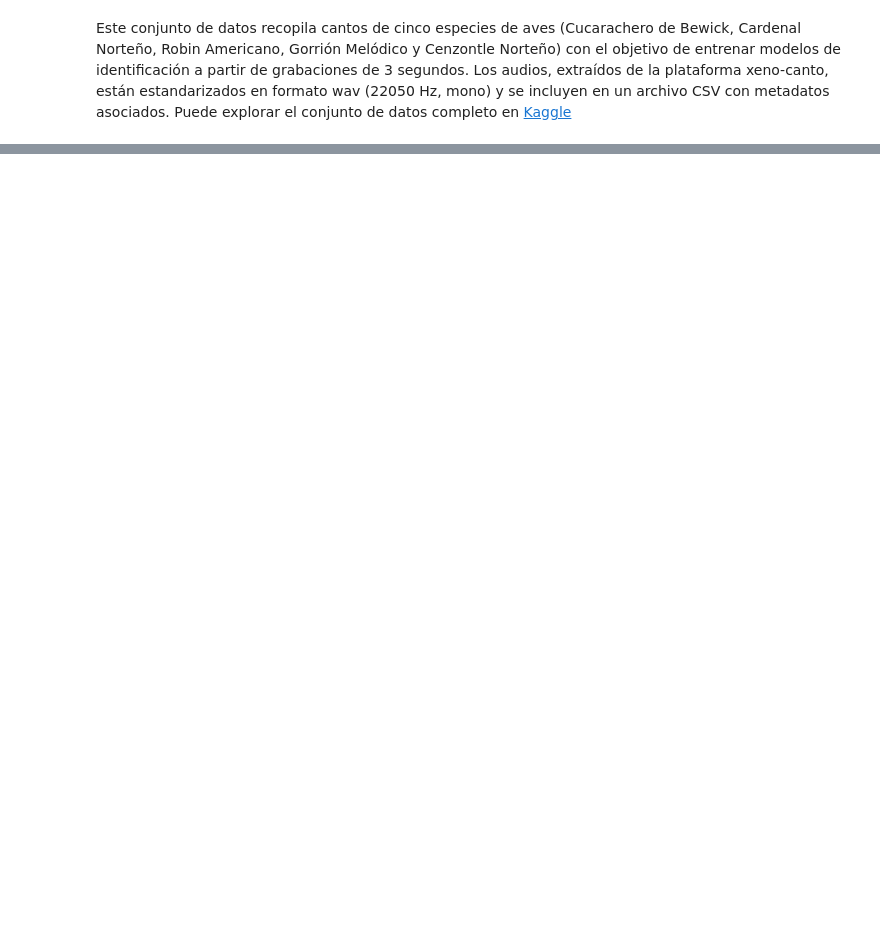
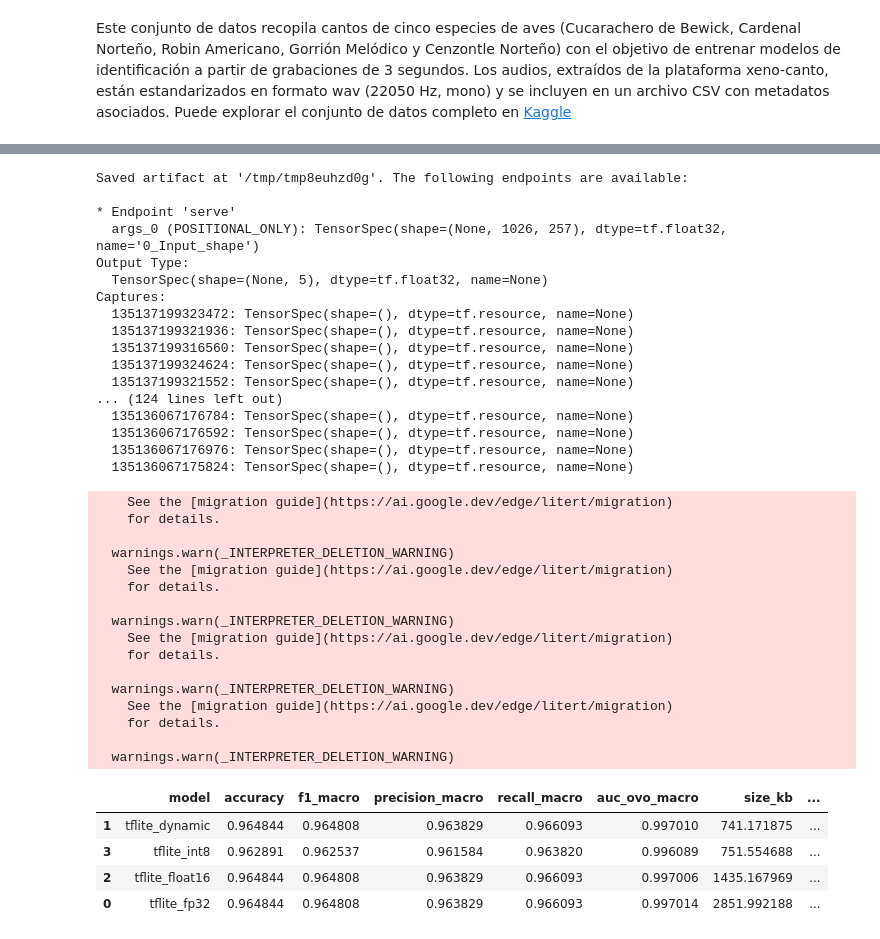
Before and after one commit to jonathancagua/audio, a Jupyter notebook: audio_cuanti.ipynb, the cells around one changed output, grey strips where cells are left out. Drawn from its saved outputs; the diff is of its cells as text; code cells hidden in the pictures; blank space fills up the shorter version.

```diff
--- a/audio_cuanti.ipynb
+++ b/audio_cuanti.ipynb
@@ -751,0 +751,6 @@ Captures:
+# %%
+def convert_to_tflite_fp32(keras_model):
+    converter = tf.lite.TFLiteConverter.from_keras_model(keras_model)
+    return converter.convert()
+
+tflite_fp32 = convert_to_tflite_fp32(model_eval)
@@ -751,0 +914,59 @@ Captures:
+# %%
+# Convertir dataset de validación a numpy una sola vez
+x_val_np, y_val_np = dataset_to_numpy(dataset_val)
+
+# Baseline desplegado: TFLite FP32
+tflite_fp32 = convert_to_tflite_fp32(model_eval)
+
+# Modelos optimizados
+tflite_dynamic = convert_to_tflite(model_eval, quant_mode="dynamic")
+tflite_float16 = convert_to_tflite(model_eval, quant_mode="float16")
+tflite_int8 = convert_to_tflite(model_eval, quant_mode="int8")
+
+results_deploy = []
+results_deploy.append(benchmark_tflite_model(tflite_fp32, x_val_np, y_val_np, "tflite_fp32"))
+results_deploy.append(benchmark_tflite_model(tflite_dynamic, x_val_np, y_val_np, "tflite_dynamic"))
+results_deploy.append(benchmark_tflite_model(tflite_float16, x_val_np, y_val_np, "tflite_float16"))
+results_deploy.append(benchmark_tflite_model(tflite_int8, x_val_np, y_val_np, "tflite_int8"))
+
+results_deploy_df = pd.DataFrame(results_deploy)
+display(results_deploy_df.sort_values(by="size_kb"))
+# %% [output]
+Saved artifact at '/tmp/tmp8euhzd0g'. The following endpoints are available:
+
+* Endpoint 'serve'
+  args_0 (POSITIONAL_ONLY): TensorSpec(shape=(None, 1026, 257), dtype=tf.float32, name='0_Input_shape')
+Output Type:
+  TensorSpec(shape=(None, 5), dtype=tf.float32, name=None)
+Captures:
+  135137199323472: TensorSpec(shape=(), dtype=tf.resource, name=None)
+  135137199321936: TensorSpec(shape=(), dtype=tf.resource, name=None)
+  135137199316560: TensorSpec(shape=(), dtype=tf.resource, name=None)
+  135137199324624: TensorSpec(shape=(), dtype=tf.resource, name=None)
+  135137199321552: TensorSpec(shape=(), dtype=tf.resource, name=None)
+... (124 lines left out)
+  135136067176784: TensorSpec(shape=(), dtype=tf.resource, name=None)
+  135136067176592: TensorSpec(shape=(), dtype=tf.resource, name=None)
+  135136067176976: TensorSpec(shape=(), dtype=tf.resource, name=None)
+  135136067175824: TensorSpec(shape=(), dtype=tf.resource, name=None)
+    See the [migration guide](https://ai.google.dev/edge/litert/migration)
+    for details.
+
+  warnings.warn(_INTERPRETER_DELETION_WARNING)
+    See the [migration guide](https://ai.google.dev/edge/litert/migration)
+    for details.
+
+  warnings.warn(_INTERPRETER_DELETION_WARNING)
+    See the [migration guide](https://ai.google.dev/edge/litert/migration)
+    for details.
+
+  warnings.warn(_INTERPRETER_DELETION_WARNING)
+    See the [migration guide](https://ai.google.dev/edge/litert/migration)
+    for details.
+
+  warnings.warn(_INTERPRETER_DELETION_WARNING)
+|  | model | accuracy | f1_macro | precision_macro | recall_macro | auc_ovo_macro | size_kb | ... |
+| 1 | tflite_dynamic | 0.964844 | 0.964808 | 0.963829 | 0.966093 | 0.997010 | 741.171875 | ... |
+| 3 | tflite_int8 | 0.962891 | 0.962537 | 0.961584 | 0.963820 | 0.996089 | 751.554688 | ... |
+| 2 | tflite_float16 | 0.964844 | 0.964808 | 0.963829 | 0.966093 | 0.997006 | 1435.167969 | ... |
+| 0 | tflite_fp32 | 0.964844 | 0.964808 | 0.963829 | 0.966093 | 0.997014 | 2851.992188 | ... |
```
Also changed, not shown: parts of 20 cells of this notebook.
